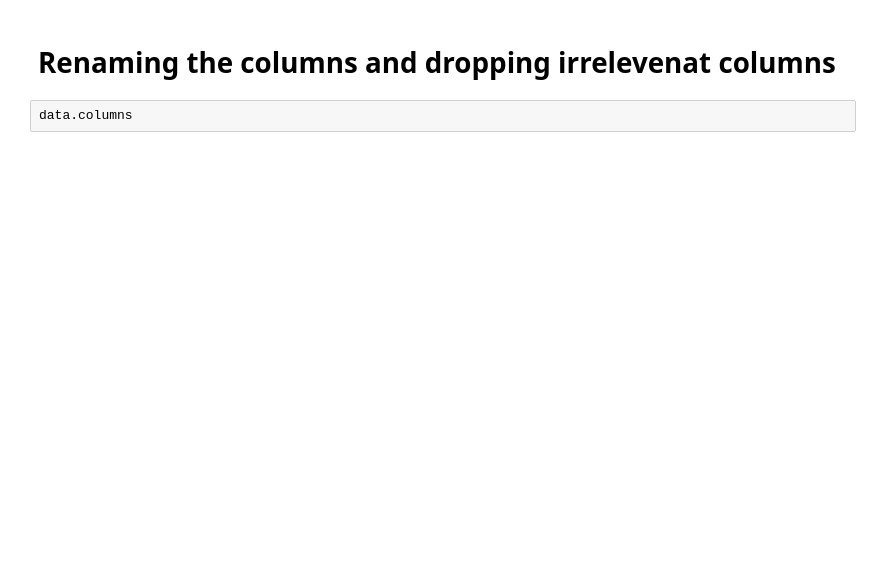
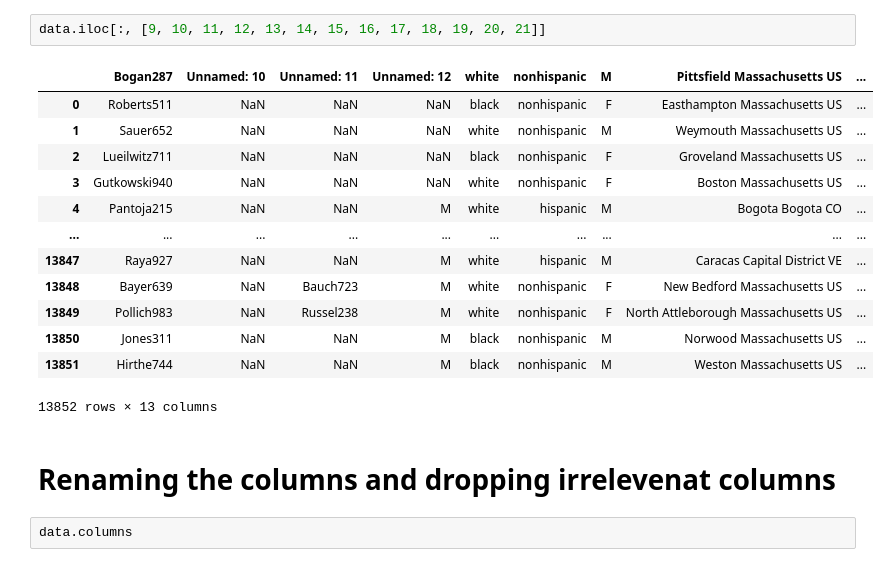
Before and after one commit to NathanPimenta/Synthea-Based-Hospital-Dashboard, a Jupyter notebook: etl_pipeline/ETL.ipynb, the cells around one changed output. Cells and saved outputs as stored; diff of their text form; blank space fills up the shorter version.

```diff
--- a/etl_pipeline/ETL.ipynb
+++ b/etl_pipeline/ETL.ipynb
@@ -24,3 +36,19 @@ data
+# %%
+data.iloc[:, [9, 10, 11, 12, 13, 14, 15, 16, 17, 18, 19, 20, 21]]
+# %% [output]
+|  | Bogan287 | Unnamed: 10 | Unnamed: 11 | Unnamed: 12 | white | nonhispanic | M | Pittsfield Massachusetts US | ... |
+| 0 | Roberts511 | NaN | NaN | NaN | black | nonhispanic | F | Easthampton Massachusetts US | ... |
+| 1 | Sauer652 | NaN | NaN | NaN | white | nonhispanic | M | Weymouth Massachusetts US | ... |
+| 2 | Lueilwitz711 | NaN | NaN | NaN | black | nonhispanic | F | Groveland Massachusetts US | ... |
+| 3 | Gutkowski940 | NaN | NaN | NaN | white | nonhispanic | F | Boston Massachusetts US | ... |
+| 4 | Pantoja215 | NaN | NaN | M | white | hispanic | M | Bogota Bogota CO | ... |
+| ... | ... | ... | ... | ... | ... | ... | ... | ... | ... |
+| 13847 | Raya927 | NaN | NaN | M | white | hispanic | M | Caracas Capital District VE | ... |
+| 13848 | Bayer639 | NaN | Bauch723 | M | white | nonhispanic | F | New Bedford Massachusetts US | ... |
+| 13849 | Pollich983 | NaN | Russel238 | M | white | nonhispanic | F | North Attleborough Massachusetts US | ... |
+| 13850 | Jones311 | NaN | NaN | M | black | nonhispanic | M | Norwood Massachusetts US | ... |
+| 13851 | Hirthe744 | NaN | NaN | M | black | nonhispanic | M | Weston Massachusetts US | ... |
+13852 rows × 13 columns
 # %% [markdown]
 # Renaming the columns and dropping irrelevenat columns
 # %%
```
Also changed, not shown: parts of 15 cells of this notebook, 6 other files.
